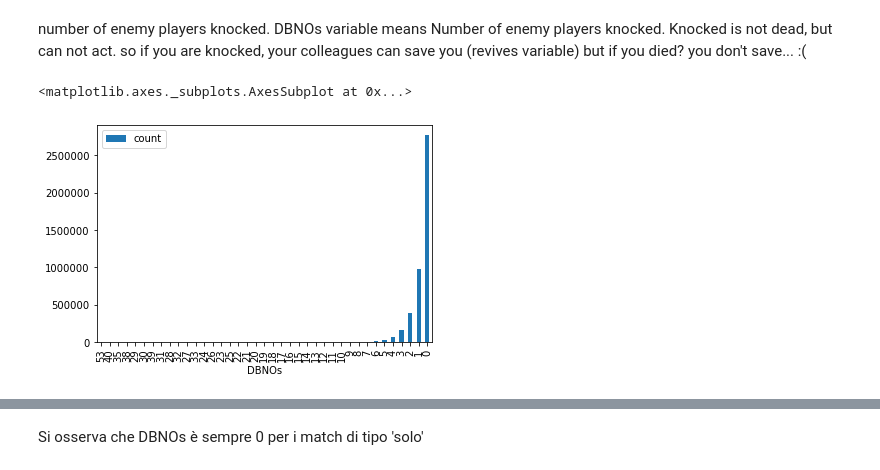
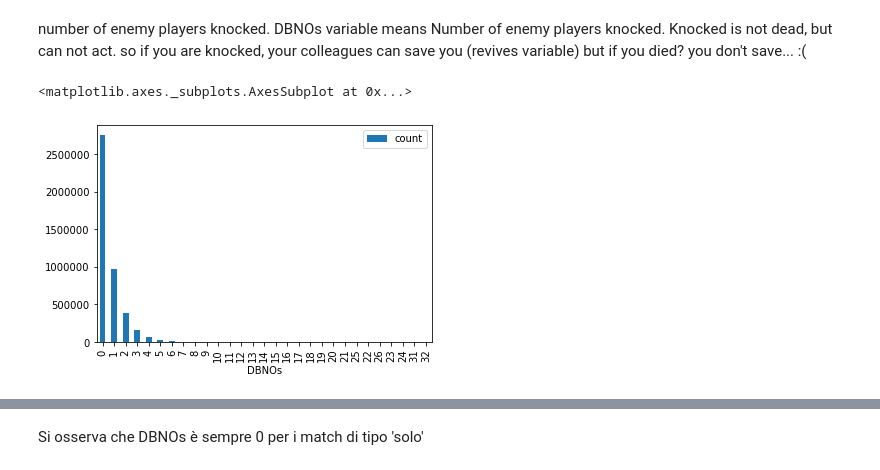
Before and after one commit to Checco9811/Distributed-Data-Analysis-and-Mining, a Jupyter notebook: General Preprocessing.ipynb, the cells around one changed output, grey strips where cells are left out. Cells and saved outputs as stored; diff of their text form; code cells hidden in the pictures.

```diff
--- a/General Preprocessing.ipynb
+++ b/General Preprocessing.ipynb
@@ -376,10 +495,10 @@ sns.scatterplot(x="winPlacePerc", y="damageDealt", data=df)
 # %% [markdown]
 number of enemy players knocked. DBNOs variable means Number of enemy players knocked. Knocked is not dead, but can not act. so if you are knocked, your colleagues can save you (revives variable) but if you died? you don't save... :(
 # %%
-data.groupBy('DBNOs').count().orderBy('count').toPandas().set_index('DBNOs').plot(kind='bar')
+data.groupBy('DBNOs').count().orderBy(col('count').desc()).toPandas().set_index('DBNOs').plot(kind='bar')
 # %% [output]
 <matplotlib.axes._subplots.AxesSubplot at 0x...>
-[figure, old version]
+[figure, new version]
 # %%
 df = data[['DBNOs', 'winPlacePerc', 'matchtype']].toPandas()
 # %%
```
Also changed, not shown: parts of 29 cells of this notebook.
